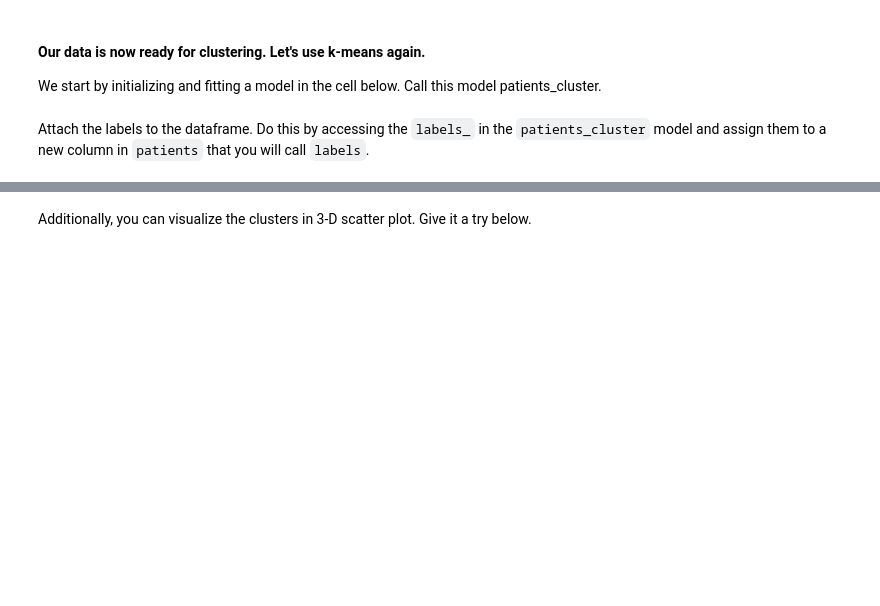
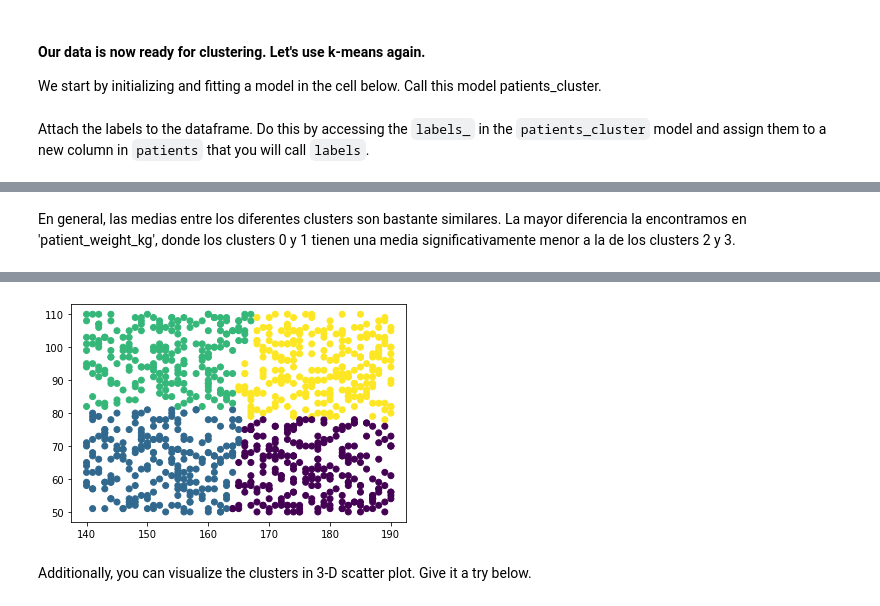
Before and after one commit to Ironhack-Data-Madrid-Enero-2022/lab-sklearn-and-unsupervised-learning, a Jupyter notebook: your-code/main.ipynb, the cells around one changed output, grey strips where cells are left out. Cells and saved outputs as stored; diff of their text form; code cells hidden in the pictures; blank space fills up the shorter version.

```diff
--- a/your-code/main.ipynb
+++ b/your-code/main.ipynb
@@ -168,2 +427,4 @@ In the next cells, do the following:
+# %%
+patients.drop(['doctor_name', 'prescribed_medicines'], axis=1, inplace=True)
 # %% [markdown]
 Let's look at the head again to ensure the re-encoding and dropping are successful:
@@ -176,3 +442,5 @@ An interesting observation is that all patients are no older than 2 years. Howev
+# %%
+patients.drop(['patient_dob', 'appointment_date'], axis=1, inplace=True)
 # %% [markdown]
 #### Our data is now ready for clustering. Let's use k-means again.
 
@@ -182,2 +448,4 @@ We start by initializing and fitting a model in the cell below. Call this model
+# %%
+patients_cluster = kmeans.fit(patients)
 # %% [markdown]
 Attach the labels to the dataframe. Do this by accessing the `labels_` in the `patients_cluster` model and assign them to a new column in `patients` that you will call `labels`.
@@ -186,3 +452,5 @@ Attach the labels to the dataframe. Do this by accessing the `labels_` in the `p
+# %%
+patients['labels'] = patients_cluster.labels_
 # %% [markdown]
 Now using a `groupby`, find the mean of every variable in `patients` and group by the `labels` column. This summary will allow us to see how the patients differ between the clusters. Your output should look similar to the image below.
 
@@ -196,3 +469,5 @@ Your comment here:
+# %% [markdown]
+En general, las medias entre los diferentes clusters son bastante similares. La mayor diferencia la encontramos en 'patient_weight_kg', donde los clusters 0 y 1 tienen una media significativamente menor a la de los clusters 2 y 3.
 # %% [markdown]
 # Bonus Challenge: Visualize K-Means Clusters
 
@@ -206,2 +479,9 @@ If the scatter plot does not make any sense to you, it means the features you ch
+# %%
+import pylab as plt
+
+plt.scatter(patients.patient_height_sm, patients.patient_weight_kg, c=patients.labels)
+plt.show();
+# %% [output]
+[figure, added]
 # %% [markdown]
 Additionally, you can visualize the clusters in 3-D scatter plot. Give it a try below.
```
Also changed, not shown: parts of 75 cells of this notebook.
